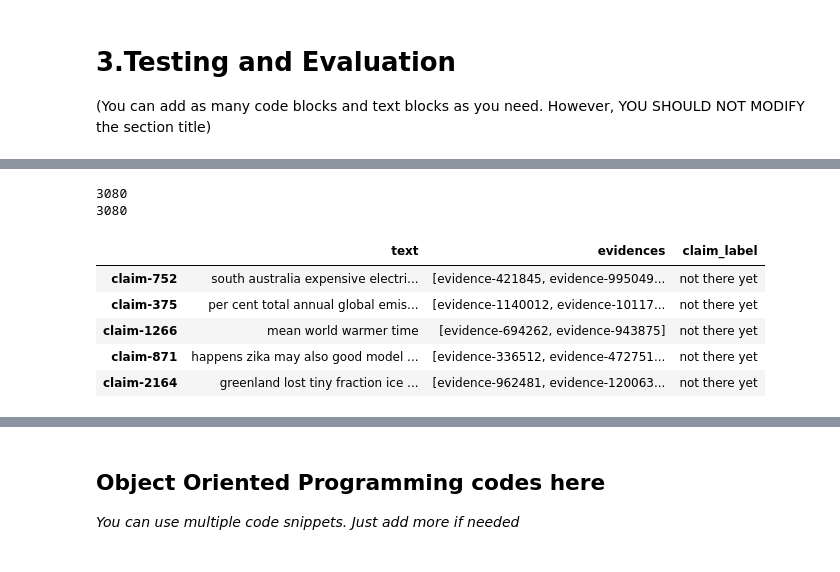
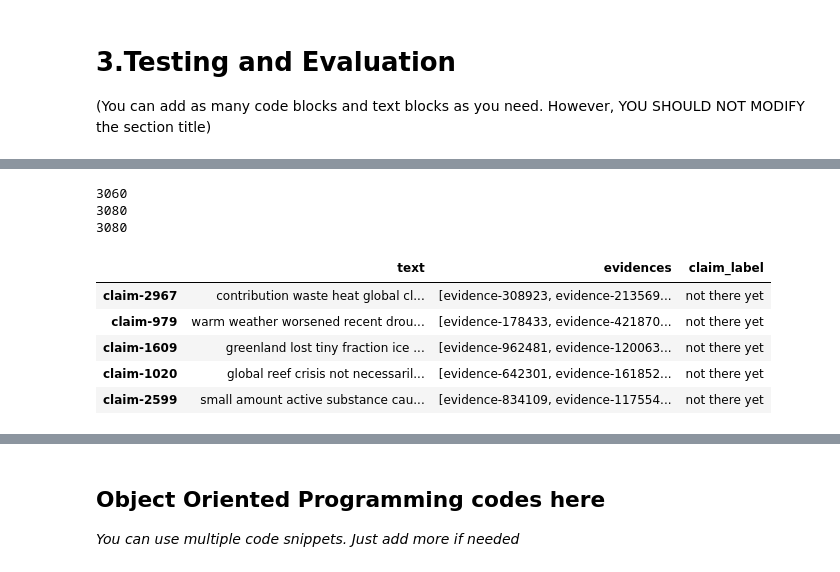
Before and after one commit to kaiyuanCui/nlp-group-project, a Jupyter notebook: testing-grounds/retrieval_combined.ipynb, the cells around one changed output, grey strips where cells are left out. Drawn from its saved outputs; the diff is of its cells as text; code cells hidden in the pictures.

```diff
--- a/testing-grounds/retrieval_combined.ipynb
+++ b/testing-grounds/retrieval_combined.ipynb
@@ -465,10 +348,6 @@ import pandas as pd
 # %%
 #visualising training data
-if LOCAL_DEV:
-    train = pd.read_json("../data/train-claims.json") # for local dev
-
-else:
-    train = pd.read_json("/content/drive/MyDrive/data/train-claims.json") # on colab
+train = pd.read_json("../data/train-claims.json") # for local dev
 train = train.transpose()
 train.head()
 # %% [output]
@@ -479,11 +358,9 @@ train.head()
 | claim-2021 | Weather Channel co-founder John C... | DISPUTED | [evidence-1177431, evidence-78244... |
 | claim-2449 | "January 2008 capped a 12 month p... | NOT_ENOUGH_INFO | [evidence-1010750, evidence-91661... |
 # %%
-if LOCAL_DEV:
-    test = pd.read_json("../data/test-claims-unlabelled.json") # for local dev
-    dev_data = pd.read_json("../data/dev-claims.json")
-else:
-    test = pd.read_json("/content/drive/MyDrive/data/test-claims-unlabelled.json") # on colab
+
+test = pd.read_json("../data/test-claims-unlabelled.json") # for local dev
+dev_data = pd.read_json("../data/dev-claims.json")
 test = test.transpose()
 dev_data = dev_data.transpose()
 test.head()
@@ -498,7 +375,7 @@ dev_data.head()
 | claim-2164 | Greenland has only lost a tiny fr... | REFUTES | [evidence-52981, evidence-264761,... |
 # %%
 #visualising evidence data
-if LOCAL_DEV:
-    evidence = pd.read_json("../data/evidence.json",typ='series')
-else:
-    evidence = pd.read_json("/content/drive/MyDrive/data/evidence.json",typ='series')
+
+evidence = pd.read_json("../data/evidence.json",typ='series')
+print(len(evidence))
+evidence.head()
@@ -1143,37 +1013,38 @@ def filter_relevant_evidences(claim_evidences, model_classifications, default=Tr
     classifications_index = 0
     for i in range(len(claims)):
         claim = claims[i]
         curr_evidences = evidences[i]
         curr_filtered = []
         for evidence in curr_evidences:
             # 0 => related
 
             if classifications_index < len(model_classifications) and model_classifications[classifications_index] == 0:
                 curr_filtered.append(evidence)
 
             classifications_index += 1
 
         if default and len(curr_filtered) == 0:
             # keep the most similar evidence if all are deemed unrelated
             curr_filtered.append(curr_evidences[0])
 
         filtered_evidences.append(curr_filtered)
 
     print(classifications_index)
     claim_evi = {'text': claims, 'evidences': filtered_evidences, 'claim_label': 'not there yet'} #still include the label field to avoid index error
     return pd.DataFrame(claim_evi)
 
-#filtered_claim_evidences = filter_relevant_evidences(test_with_evi, all_predictions)
+filtered_claim_evidences = filter_relevant_evidences(test_with_evi, all_predictions)
 # use dev instead
 print(len(all_predictions))
-filtered_claim_evidences = filter_relevant_evidences(dev_with_evi, all_predictions)
+filtered_claim_evidences_dev = filter_relevant_evidences(dev_with_evi, all_predictions)
 filtered_claim_evidences.head()
 # %% [output]
+3060
 3080
 3080
 |  | text | evidences | claim_label |
-| claim-752 | south australia expensive electri... | [evidence-421845, evidence-995049... | not there yet |
-| claim-375 | per cent total annual global emis... | [evidence-1140012, evidence-10117... | not there yet |
-| claim-1266 | mean world warmer time | [evidence-694262, evidence-943875] | not there yet |
-| claim-871 | happens zika may also good model ... | [evidence-336512, evidence-472751... | not there yet |
-| claim-2164 | greenland lost tiny fraction ice ... | [evidence-962481, evidence-120063... | not there yet |
+| claim-2967 | contribution waste heat global cl... | [evidence-308923, evidence-213569... | not there yet |
+| claim-979 | warm weather worsened recent drou... | [evidence-178433, evidence-421870... | not there yet |
+| claim-1609 | greenland lost tiny fraction ice ... | [evidence-962481, evidence-120063... | not there yet |
+| claim-1020 | global reef crisis not necessaril... | [evidence-642301, evidence-161852... | not there yet |
+| claim-2599 | small amount active substance cau... | [evidence-834109, evidence-117554... | not there yet |
```
Also changed, not shown: parts of 57 cells of this notebook.
